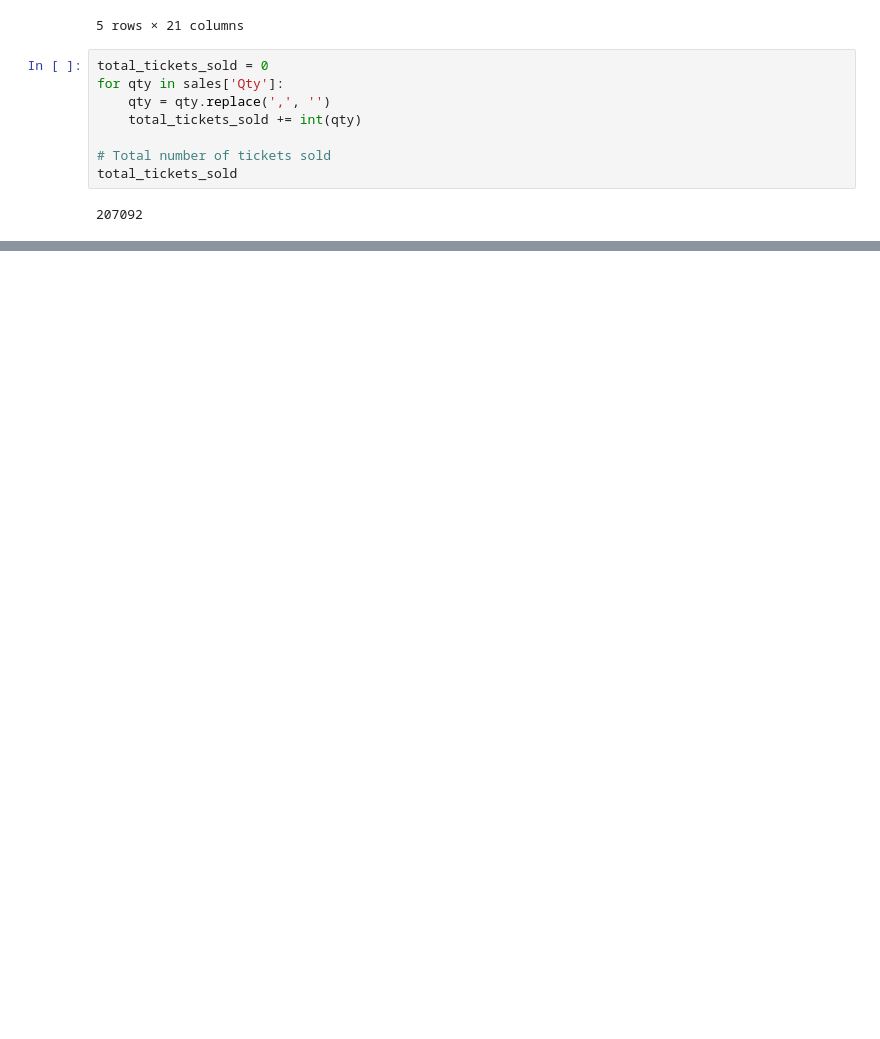
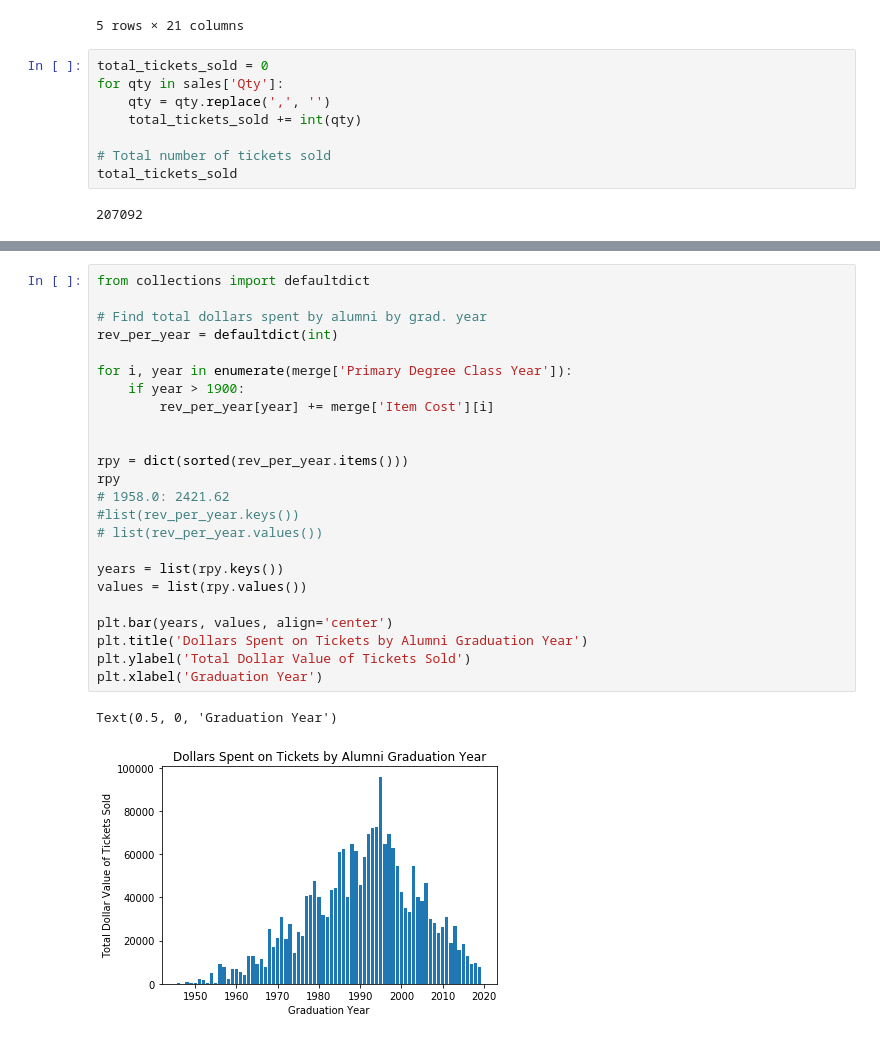
Before and after one commit to rohitmog/ctrl_alt_defeat, a Jupyter notebook: notebook/Kevin.ipynb, the cells around one changed output, grey strips where cells are left out. Saved outputs shown, nothing was run; the diff lists cells and outputs as text; blank space fills up the shorter version.

```diff
--- a/notebook/Kevin.ipynb
+++ b/notebook/Kevin.ipynb
@@ -75,0 +84,27 @@ Text(0.5, 0, 'Estimated Age (based on graduation at 21)')
+# %%
+from collections import defaultdict
+
+# Find total dollars spent by alumni by grad. year
+rev_per_year = defaultdict(int)
+
+for i, year in enumerate(merge['Primary Degree Class Year']):
+    if year > 1900:
+        rev_per_year[year] += merge['Item Cost'][i]
+
+
+rpy = dict(sorted(rev_per_year.items()))
+rpy
+# 1958.0: 2421.62
+#list(rev_per_year.keys())
+# list(rev_per_year.values())
+
+years = list(rpy.keys())
+values = list(rpy.values())
+
+plt.bar(years, values, align='center')
+plt.title('Dollars Spent on Tickets by Alumni Graduation Year')
+plt.ylabel('Total Dollar Value of Tickets Sold')
+plt.xlabel('Graduation Year')
+# %% [output]
+Text(0.5, 0, 'Graduation Year')
+[figure, added]
```
Also changed, not shown: parts of 6 cells of this notebook.
